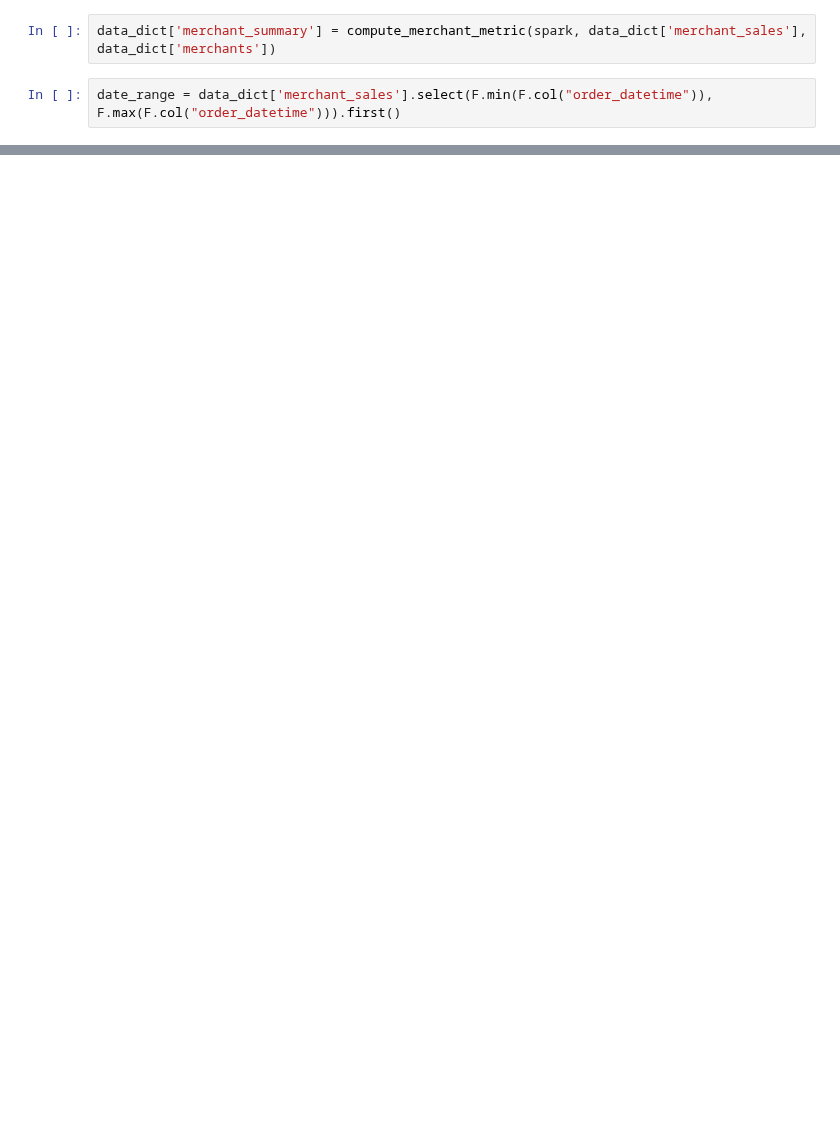
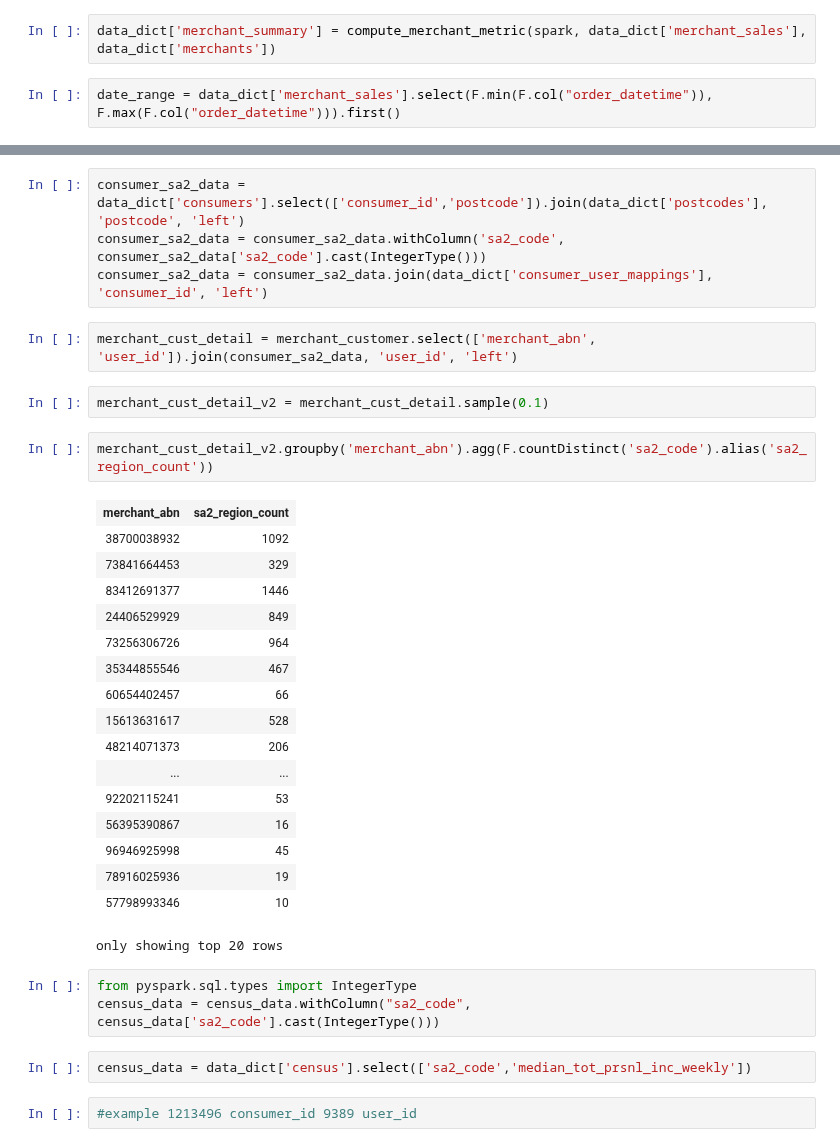
Before and after one commit to MAST30034-Applied-Data-Science/generic-buy-now-pay-later-project-group-19, a Jupyter notebook: notebooks/metrics_to_script_prototype.ipynb, the cells around one changed output, grey strips where cells are left out. Saved outputs shown, nothing was run; the diff lists cells and outputs as text; blank space fills up the shorter version.

```diff
--- a/notebooks/metrics_to_script_prototype.ipynb
+++ b/notebooks/metrics_to_script_prototype.ipynb
@@ -92,0 +182,35 @@ date_range = data_dict['merchant_sales'].select(F.min(F.col("order_datetime")),
+# %%
+consumer_sa2_data = data_dict['consumers'].select(['consumer_id','postcode']).join(data_dict['postcodes'], 'postcode', 'left')
+consumer_sa2_data = consumer_sa2_data.withColumn('sa2_code', consumer_sa2_data['sa2_code'].cast(IntegerType()))
+consumer_sa2_data = consumer_sa2_data.join(data_dict['consumer_user_mappings'], 'consumer_id', 'left')
+# %%
+merchant_cust_detail = merchant_customer.select(['merchant_abn', 'user_id']).join(consumer_sa2_data, 'user_id', 'left')
+# %%
+merchant_cust_detail_v2 = merchant_cust_detail.sample(0.1)
+# %%
+merchant_cust_detail_v2.groupby('merchant_abn').agg(F.countDistinct('sa2_code').alias('sa2_region_count'))
+# %% [output]
+| merchant_abn | sa2_region_count |
+| 38700038932 | 1092 |
+| 73841664453 | 329 |
+| 83412691377 | 1446 |
+| 24406529929 | 849 |
+| 73256306726 | 964 |
+| 35344855546 | 467 |
+| 60654402457 | 66 |
+| 15613631617 | 528 |
+| 48214071373 | 206 |
+| ... | ... |
+| 92202115241 | 53 |
+| 56395390867 | 16 |
+| 96946925998 | 45 |
+| 78916025936 | 19 |
+| 57798993346 | 10 |
+only showing top 20 rows
+# %%
+from pyspark.sql.types import IntegerType
+census_data = census_data.withColumn("sa2_code", census_data['sa2_code'].cast(IntegerType()))
+# %%
+census_data = data_dict['census'].select(['sa2_code','median_tot_prsnl_inc_weekly'])
+# %%
+#example 1213496 consumer_id 9389 user_id
```
Also changed, not shown: parts of 21 cells of this notebook, 1 other file.
